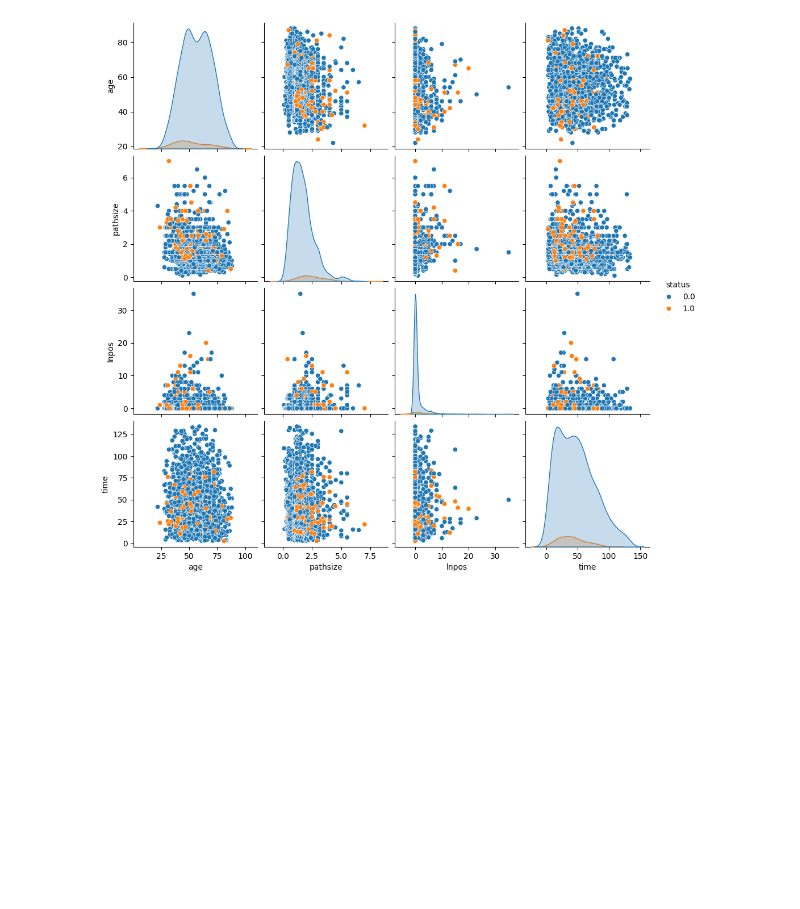
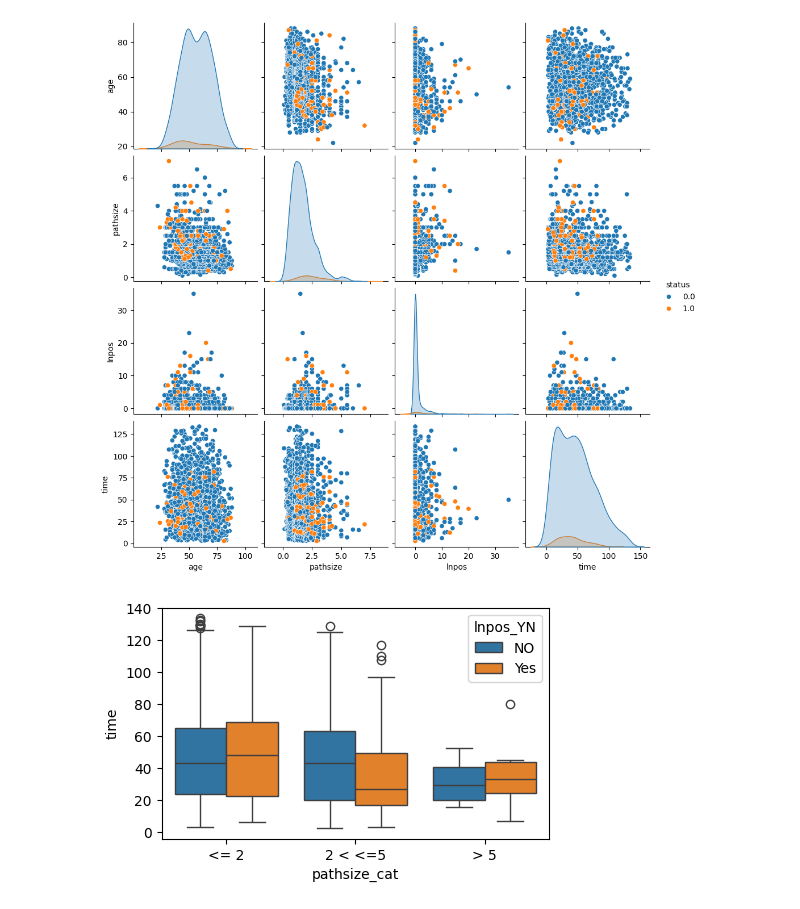
Before and after one commit to aryanssd/-sixteenth-exercices-for-loop, a Jupyter notebook: descriptive-statics.ipynb, the cells around one changed output. Drawn from its saved outputs; the diff is of its cells as text; code cells hidden in the pictures; blank space fills up the shorter version.

Commit message:
Kaggle Notebook | Descriptive Statics | seaborn boxplot

```diff
--- a/descriptive-statics.ipynb
+++ b/descriptive-statics.ipynb
@@ -372,3 +372,12 @@ sns.pairplot(df, hue='status', vars=continuous_var , kind='scatter' , diag_kind
 plt.show()
 # %% [output]
 [figure]
+# %%
+fig, ax = plt.subplots(figsize=(5, 3))
+
+
+sns.boxplot(df, x="pathsize_cat" , y="time", hue="lnpos_YN" , ax=ax )
+
+plt.show()
+# %% [output]
+[figure, added]
```
